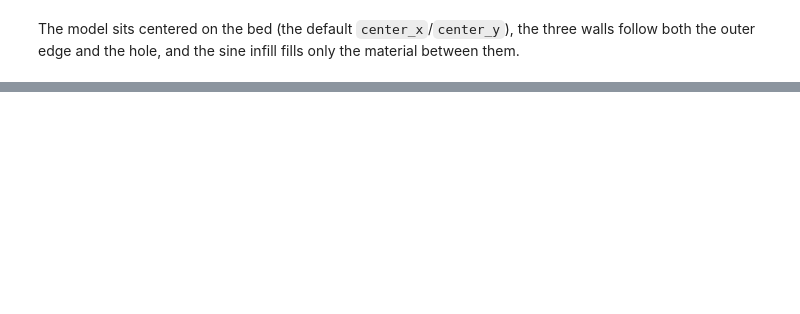
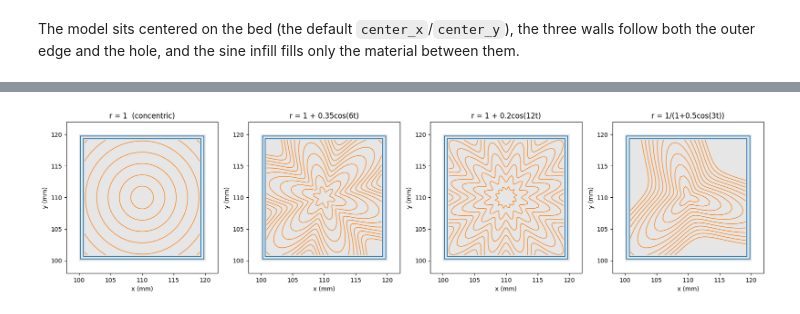
Before and after one commit to scott-abbott/math-lab, a Jupyter notebook: custom infill/slicer.ipynb, the cells around one changed output, grey strips where cells are left out. Drawn from its saved outputs; the diff is of its cells as text; code cells hidden in the pictures; blank space fills up the shorter version.

```diff
--- a/custom infill/slicer.ipynb
+++ b/custom infill/slicer.ipynb
@@ -883,0 +1351,19 @@ Write any `f(x)` you like and slice with it. A few things worth knowing:
+# %%
+polar_cfg = PrintConfig(infill_density=0.25, num_perimeters=2,
+                        alternate_infill_angle=False)
+
+polar_demos = {
+    "r = 1  (concentric)": Polar(lambda th: 1.0),
+    "r = 1 + 0.35cos(6t)": Polar(lambda th: 1 + 0.35 * math.cos(6 * th)),
+    "r = 1 + 0.2cos(12t)": Polar(lambda th: 1 + 0.2 * math.cos(12 * th)),
+    "r = 1/(1+0.5cos(3t))": Polar(lambda th: 1.0 / (1 + 0.5 * math.cos(3 * th))),
+}
+
+fig, axes = plt.subplots(1, 4, figsize=(17, 4.6))
+for ax, (label, pat) in zip(axes, polar_demos.items()):
+    layers = slice_model(_cube, polar_cfg, pattern=pat, verbose=False)
+    plot_layer(layers[10], ax=ax, title=label)
+plt.tight_layout()
+plt.show()
+# %% [output]
+[figure, added]
```
Also changed, not shown: parts of 41 cells of this notebook, 7 other files.
